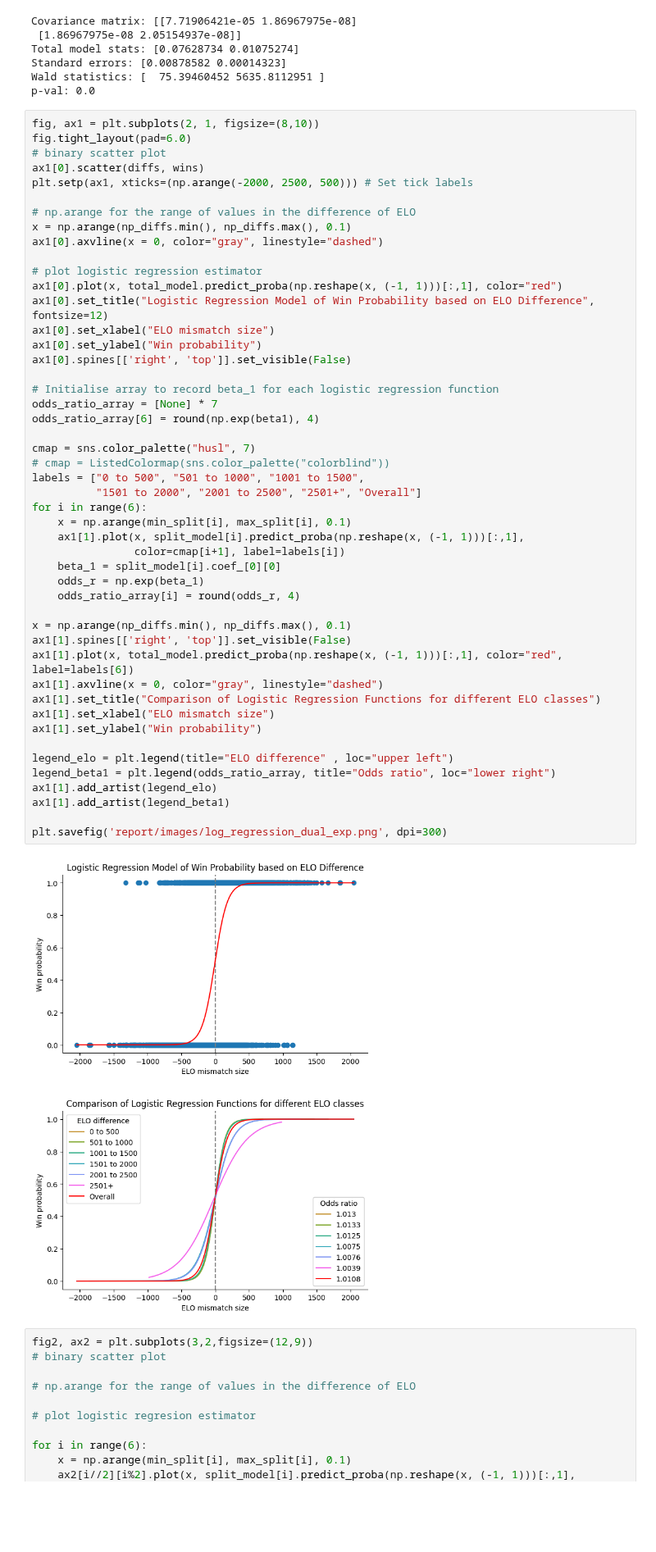
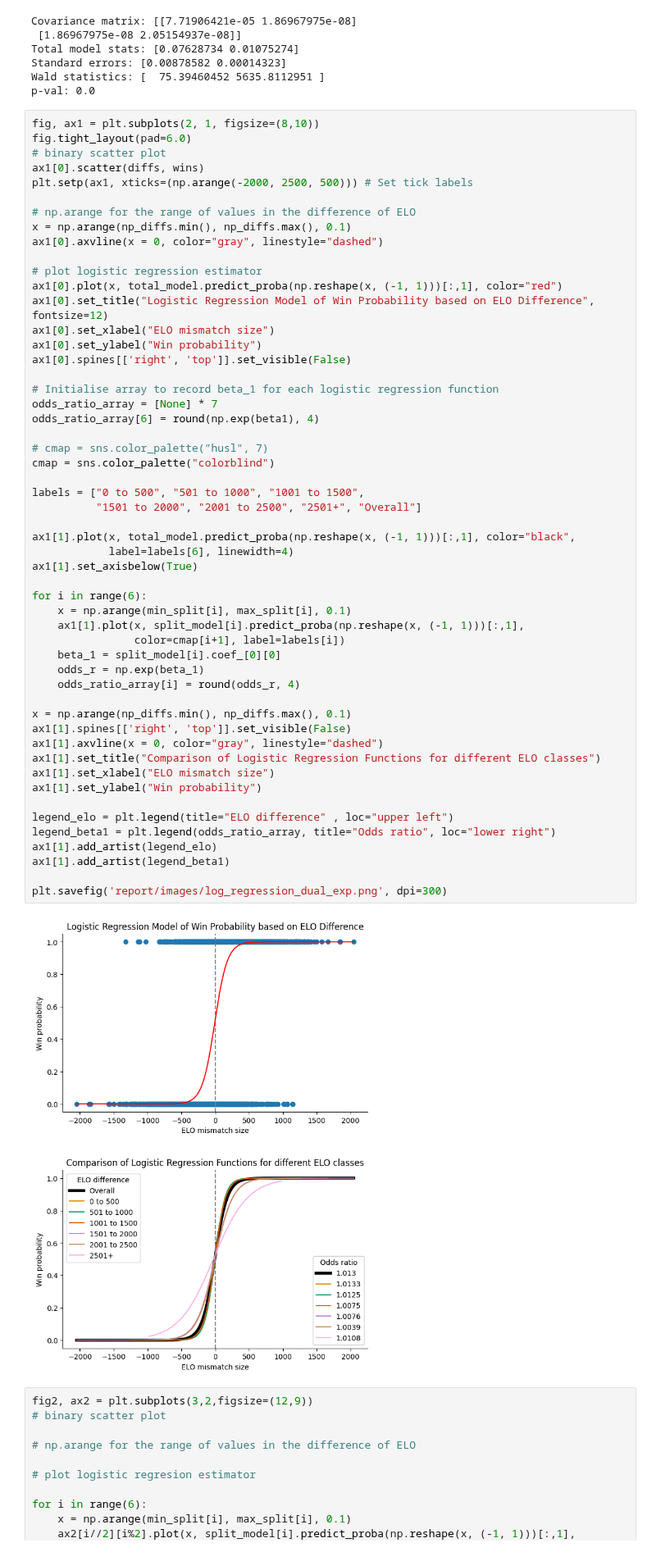
Before and after one commit to leon0241/fds-assignment-3, a Jupyter notebook: assignment-3-Q1.ipynb, the cells around one changed output. Shown at 82% size. Saved outputs shown, nothing was run; the diff lists cells and outputs as text; blank space fills up the shorter version.

```diff
--- a/assignment-3-Q1.ipynb
+++ b/assignment-3-Q1.ipynb
@@ -253,37 +253,42 @@ ax1[0].set_ylabel("Win probability")
 ax1[0].spines[['right', 'top']].set_visible(False)
 
 # Initialise array to record beta_1 for each logistic regression function
 odds_ratio_array = [None] * 7
 odds_ratio_array[6] = round(np.exp(beta1), 4)
 
-cmap = sns.color_palette("husl", 7)
-# cmap = ListedColormap(sns.color_palette("colorblind"))
+# cmap = sns.color_palette("husl", 7)
+cmap = sns.color_palette("colorblind")
+
 labels = ["0 to 500", "501 to 1000", "1001 to 1500",
           "1501 to 2000", "2001 to 2500", "2501+", "Overall"]
+
+ax1[1].plot(x, total_model.predict_proba(np.reshape(x, (-1, 1)))[:,1], color="black",
+            label=labels[6], linewidth=4)
+ax1[1].set_axisbelow(True)
+
 for i in range(6):
     x = np.arange(min_split[i], max_split[i], 0.1)
     ax1[1].plot(x, split_model[i].predict_proba(np.reshape(x, (-1, 1)))[:,1],
                 color=cmap[i+1], label=labels[i])
     beta_1 = split_model[i].coef_[0][0]
     odds_r = np.exp(beta_1)
     odds_ratio_array[i] = round(odds_r, 4)
 
 x = np.arange(np_diffs.min(), np_diffs.max(), 0.1)
 ax1[1].spines[['right', 'top']].set_visible(False)
-ax1[1].plot(x, total_model.predict_proba(np.reshape(x, (-1, 1)))[:,1], color="red", label=labels[6])
 ax1[1].axvline(x = 0, color="gray", linestyle="dashed")
 ax1[1].set_title("Comparison of Logistic Regression Functions for different ELO classes")
 ax1[1].set_xlabel("ELO mismatch size")
 ax1[1].set_ylabel("Win probability")
 
 legend_elo = plt.legend(title="ELO difference" , loc="upper left")
 legend_beta1 = plt.legend(odds_ratio_array, title="Odds ratio", loc="lower right")
 ax1[1].add_artist(legend_elo)
 ax1[1].add_artist(legend_beta1)
 
 plt.savefig('report/images/log_regression_dual_exp.png', dpi=300)
 # %% [output]
-[figure, old version]
+[figure, new version]
 # %%
 fig2, ax2 = plt.subplots(3,2,figsize=(12,9))
 # binary scatter plot
```
Also changed, not shown: 1 other file.
